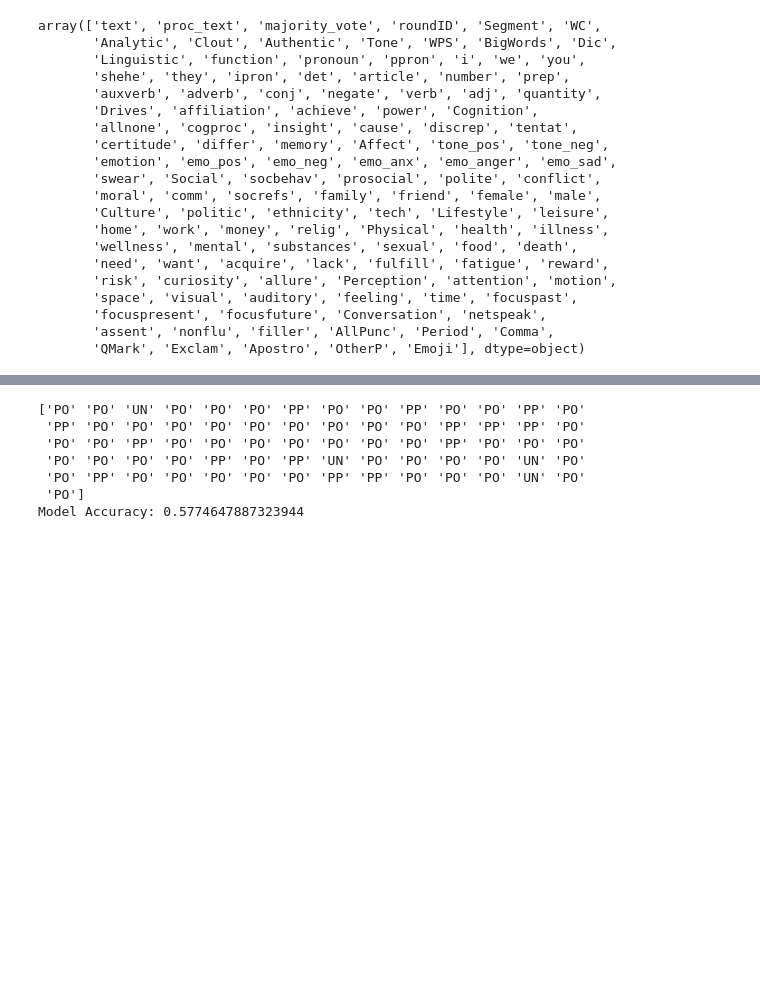
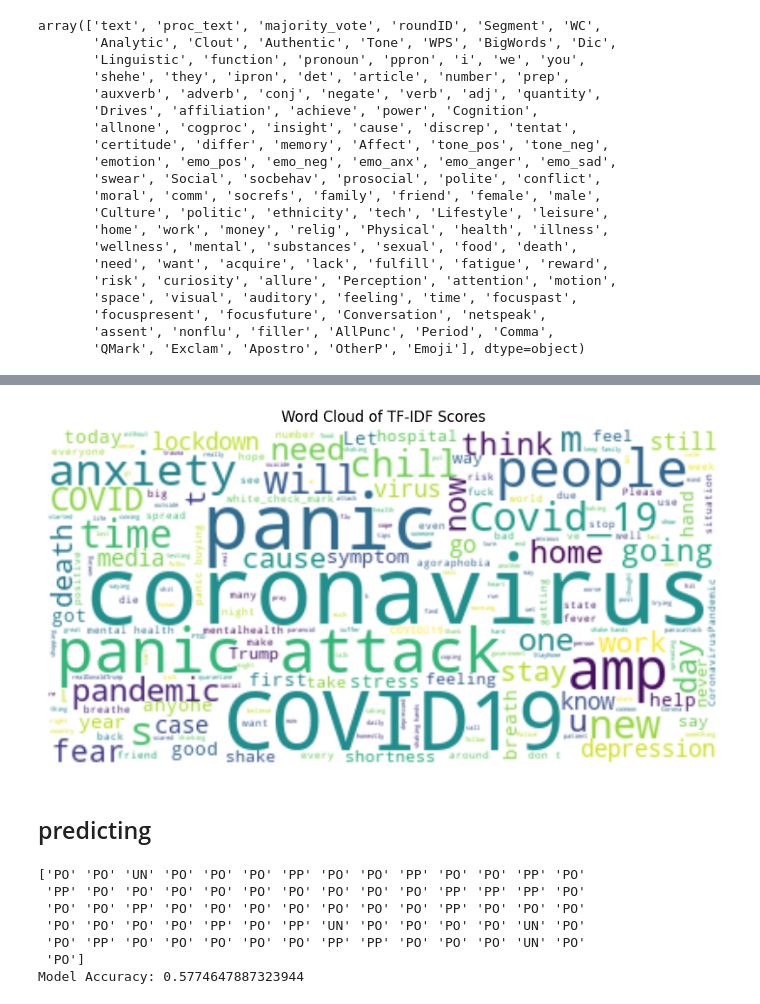
Before and after one commit to loomkoom/hackathon-2, a Jupyter notebook: model/main.ipynb, the cells around one changed output, grey strips where cells are left out. Cells and saved outputs as stored; diff of their text form; code cells hidden in the pictures; blank space fills up the shorter version.

Commit message:
add vectorization vis

```diff
--- a/model/main.ipynb
+++ b/model/main.ipynb
@@ -82,3 +84,19 @@ X_train, X_test, y_train, y_test = train_test_split(dfh["proc_text"], target, te
 vectorizer = TfidfVectorizer(stop_words='english')
 X_train_counts = vectorizer.fit_transform(X_train)
 X_test_counts = vectorizer.transform(X_test)
+# %%
+from sklearn.feature_extraction.text import TfidfVectorizer
+import seaborn as sns
+import matplotlib.pyplot as plt
+from wordcloud import WordCloud
+
+# Generating TF-IDF vectors for visualization
+texts = dfh['proc_text'].values
+tfidf_matrix = X_train_counts
+
+# Converting TF-IDF matrix to dense format and getting feature names
+tfidf_dense = tfidf_matrix.todense()
+feature_names = vectorizer.get_feature_names_out()
+
+# Creating a DataFrame for easier manipulation
+df_tfidf = pd.DataFrame(tfidf_dense, columns=feature_names)
@@ -85,3 +134,17 @@ X_test_counts = vectorizer.transform(X_test)
+# %%
+# word cloud
+combined_texts = ' '.join(texts)
+wordcloud = WordCloud(background_color='white', max_words=200).generate(combined_texts)
+
+plt.figure(figsize=(10, 7))
+plt.imshow(wordcloud, interpolation='bilinear')
+plt.axis('off')
+plt.title('Word Cloud of TF-IDF Scores')
+plt.show()
+# %% [output]
+[figure, added]
+# %% [markdown]
+## predicting
 # %%
 from sklearn.linear_model import LogisticRegression
 from sklearn.metrics import accuracy_score
```
Also changed, not shown: parts of 3 cells of this notebook, 1 other file.
